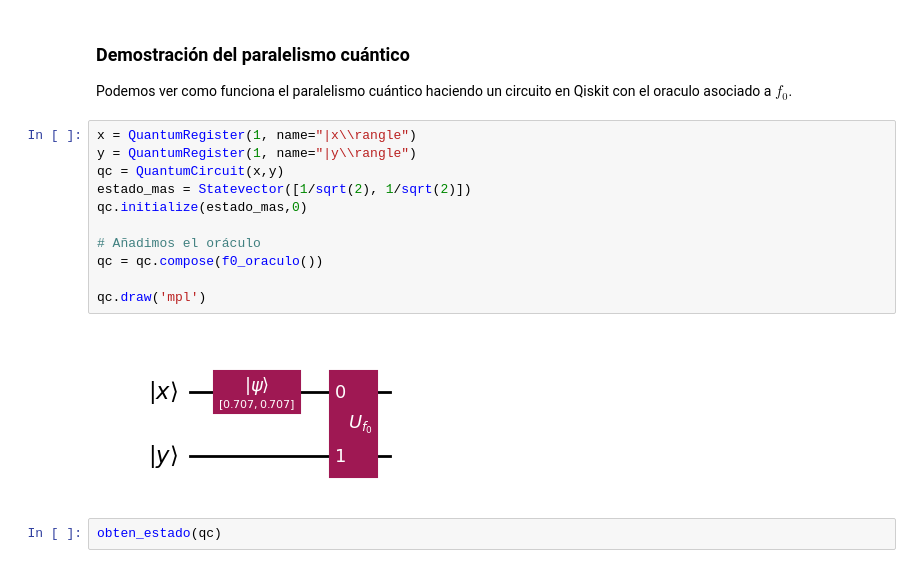
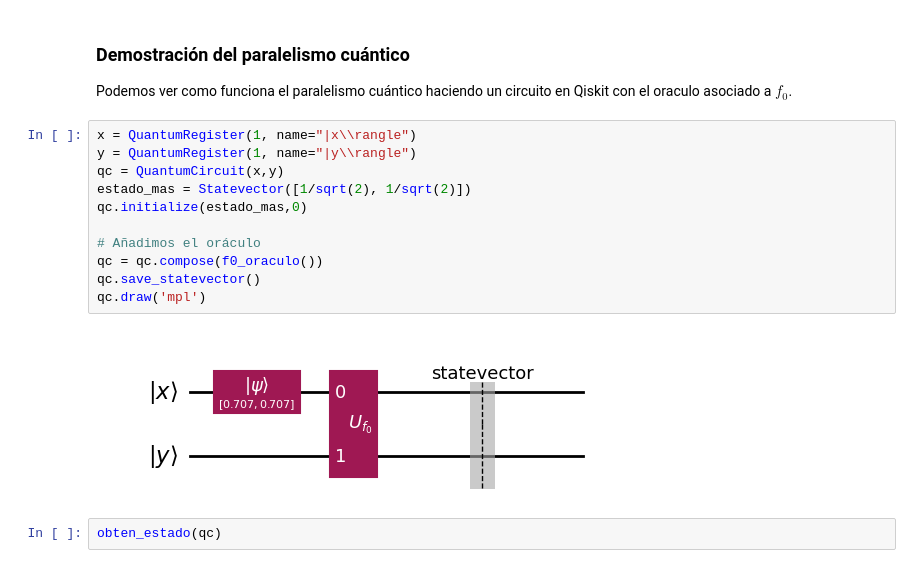
Before and after one commit to tarabelo/PIAC-apuntes, a Jupyter notebook: Algoritmos cuánticos clásicos (primera parte).ipynb, the cells around one changed output. Cells and saved outputs as stored; diff of their text form.

```diff
--- a/Algoritmos cuánticos clásicos (primera parte).ipynb
+++ b/Algoritmos cuánticos clásicos (primera parte).ipynb
@@ -224,16 +224,16 @@ Podemos ver como funciona el paralelismo cuántico haciendo un circuito en Qiski
 # %%
 x = QuantumRegister(1, name="|x\\rangle")
 y = QuantumRegister(1, name="|y\\rangle")
 qc = QuantumCircuit(x,y)
 estado_mas = Statevector([1/sqrt(2), 1/sqrt(2)])
 qc.initialize(estado_mas,0)
 
 # Añadimos el oráculo
 qc = qc.compose(f0_oraculo())
-
+qc.save_statevector()
 qc.draw('mpl')
 # %% [output]
-[figure, old version]
+[figure, new version]
 # %%
 obten_estado(qc)
 # %% [output]
```
Also changed, not shown: parts of 4 cells of this notebook.
